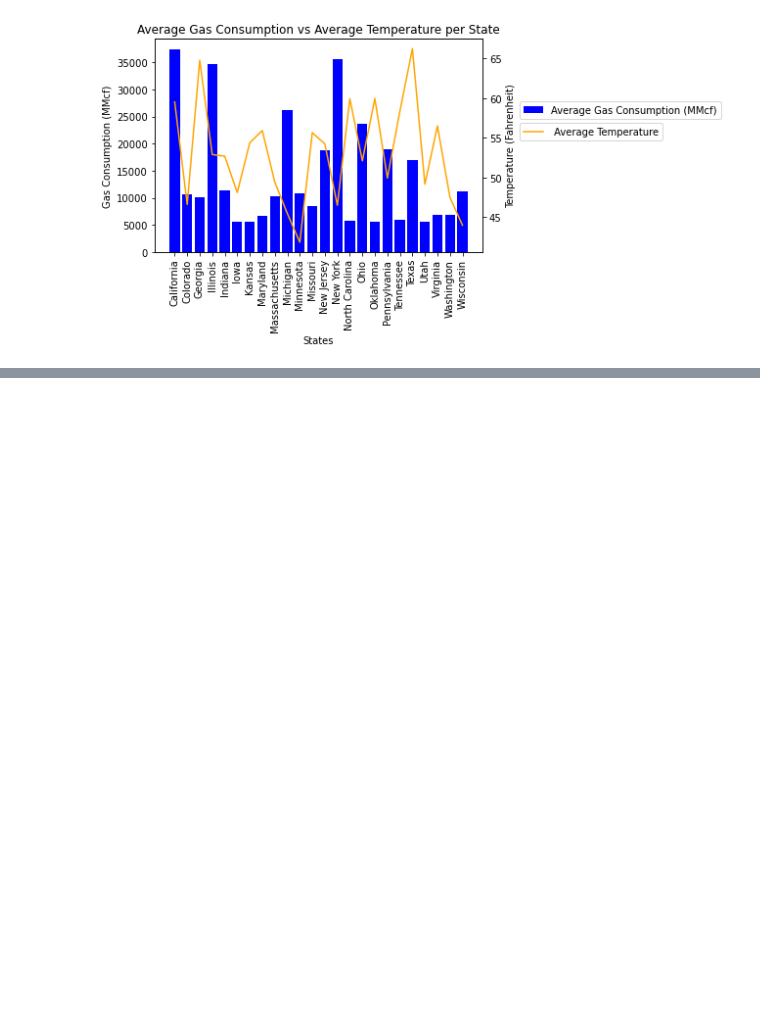
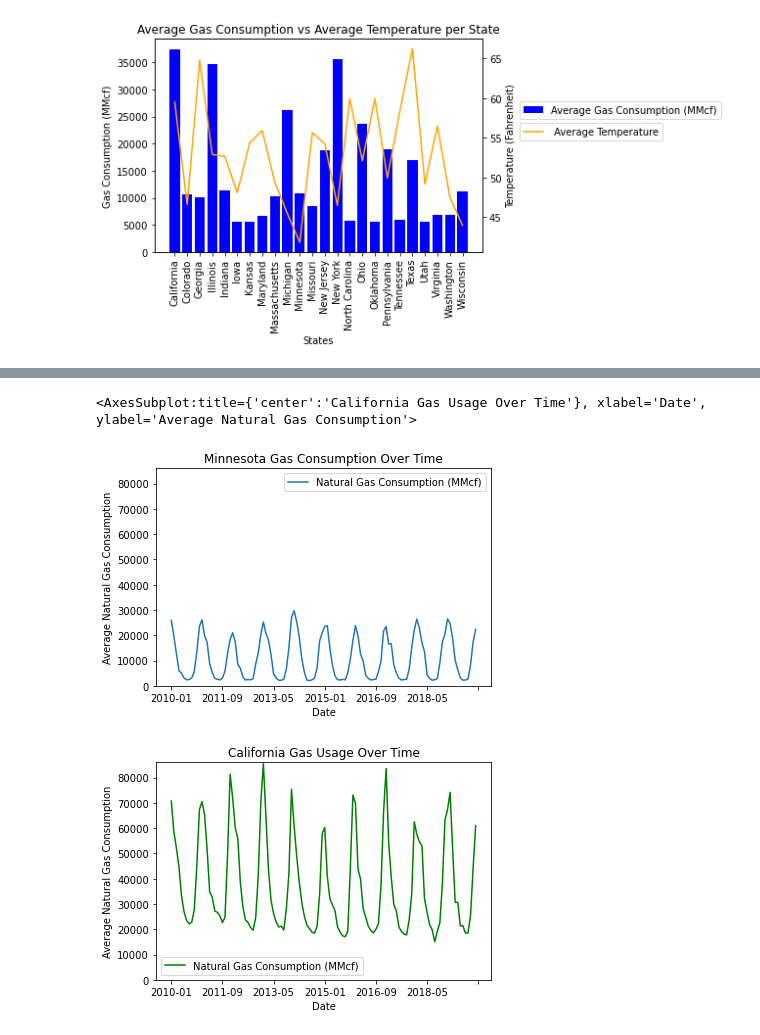
Before and after one commit to kcwf3d/databootcamp_Project_1, a Jupyter notebook: final_data_analysis.ipynb, the cells around one changed output, grey strips where cells are left out. Saved outputs shown, nothing was run; the diff lists cells and outputs as text; code cells hidden in the pictures; blank space fills up the shorter version.

```diff
--- a/final_data_analysis.ipynb
+++ b/final_data_analysis.ipynb
@@ -264,0 +592,4 @@ Text(0.5, 1.0, 'Average Gas Consumption vs Average Temperature per State')
+# %%
+#copying database for new instance
+extreme_df = combined_df.copy()
+extreme_df
@@ -264,0 +610,20 @@ Text(0.5, 1.0, 'Average Gas Consumption vs Average Temperature per State')
+# %%
+#Creating dataframe for and ploting the most and least extreme weather states with gas usage > 5000 mmcF
+
+#identify California data and drop extra columns
+California_data = extreme_df.loc[extreme_df['State']=='California']
+California_data.drop([' Average Temperature'], axis =1)
+California_data.drop(['Anomaly'], axis =1)
+
+#identify Minnesota data and drop extra columns
+Minnesota_data = extreme_df.loc[extreme_df['State']=='Minnesota']
+Minnesota_data.drop([' Average Temperature'], axis =1)
+Minnesota_data.drop(['Anomaly'], axis =1)
+
+#plot Minnesota and California lines separately
+Minnesota_data.plot.line(x='Date', y='Natural Gas Consumption (MMcf)', title = 'Minnesota Gas Consumption Over Time',ylabel = 'Average Natural Gas Consumption', ylim = (0,86000))
+California_data.plot.line(x='Date', y='Natural Gas Consumption (MMcf)', color='green', title = 'California Gas Usage Over Time', ylabel = 'Average Natural Gas Consumption',ylim = (0,86000))
+# %% [output]
+<AxesSubplot:title={'center':'California Gas Usage Over Time'}, xlabel='Date', ylabel='Average Natural Gas Consumption'>
+[figure, added]
+[figure, added]
```
Also changed, not shown: parts of 23 cells of this notebook.
